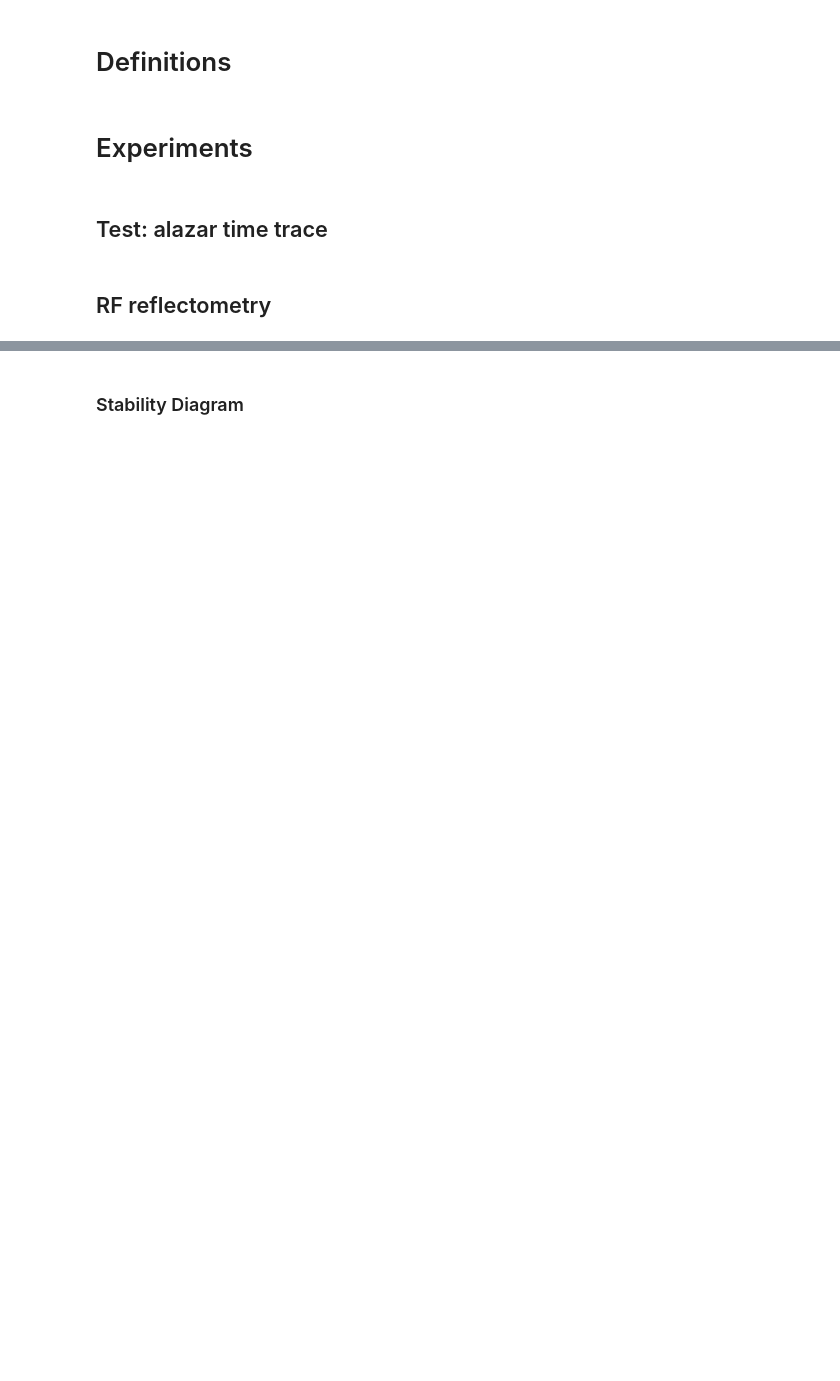
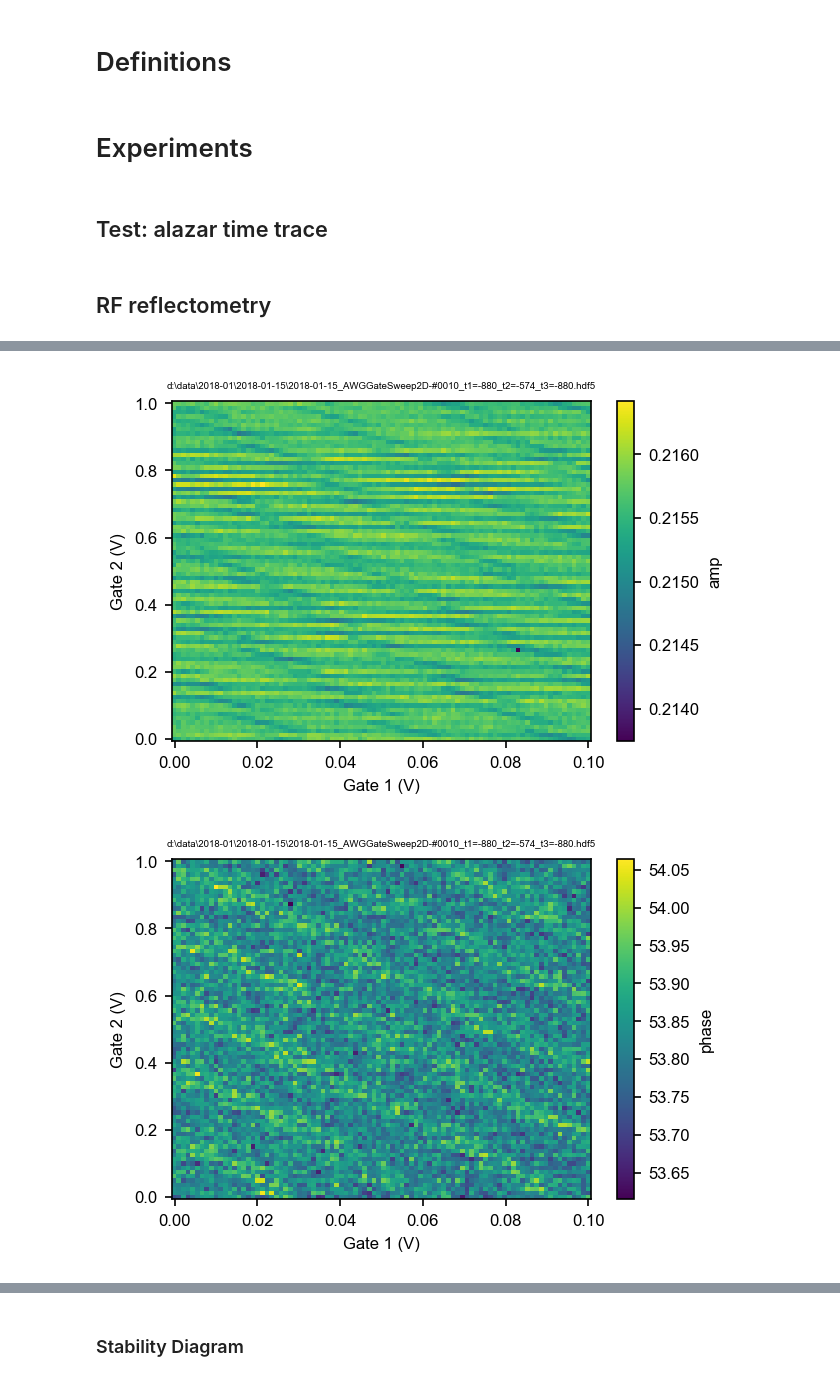
Before and after one commit to StationQDelft/BF1, a Jupyter notebook: Experiments/Cq 024522_1.ipynb, the cells around one changed output, grey strips where cells are left out. Cells and saved outputs as stored; diff of their text form; code cells hidden in the pictures; blank space fills up the shorter version.

```diff
--- a/Experiments/Cq 024522_1.ipynb
+++ b/Experiments/Cq 024522_1.ipynb
@@ -122,7 +119,7 @@ m.ramp_min = (0, 0)
 m.ramp_max = (0.1, 1)
 m.ramp_elt_len = 0.1e-3
 m.ramp_down_len = 1e-3
-m.line_reps = 2
+m.line_reps = 10
 
 m.IF(20e6)
 m.ats_int_time(80e-6)
@@ -135,18 +132,4 @@ m.ats_demod(True)
 
 m.do_setup_awg = False
 m.run()
-
-for zname in ['amp', 'phase']:
-    # Here I use the second dimension (line reps) as a simple 50 Hz filter.
-    z, [(xname, x), (_, _), (yname, y)] = m.data[zname]
-    fig, ax = plt.subplots(1, 1)
-    im = mplplots.ppcolormesh(ax, x, y, z[:,0,:].T)
-    cb = fig.colorbar(im)
-    cb.set_label(zname)
-    ax.set_xlabel(xname)
-    ax.set_ylabel(yname)
-    ax.set_title(m.data.filepath, size='xx-small')
-    fig.savefig(m.data_prefix + f"_{zname}.png", dpi=300, transparent=False)
-
-    plt.close('all')
 # %% [output]
@@ -159,0 +141,17 @@ m.data.save_griddata('phase')
+# %%
+names = [n for n in m.data._pages.keys() if type(n) == str]
+for zname in names:
+    # Here I use the second dimension (line reps) as a simple 50 Hz filter.
+    z, [(xname, x), (_, _), (yname, y)] = m.data[zname]
+    fig, ax = plt.subplots(1, 1)
+    im = mplplots.ppcolormesh(ax, x, y, z[:,:,:].mean(axis=1).T)
+    cb = fig.colorbar(im)
+    cb.set_label(zname)
+    ax.set_xlabel(xname)
+    ax.set_ylabel(yname)
+    ax.set_title(m.data.filepath, size='xx-small')
+    fig.savefig(m.data_prefix + f"_{zname}.png", dpi=300, transparent=False)
+#     plt.close('all')
+# %% [output]
+[figure, added]
+[figure, added]
```
Also changed, not shown: parts of 9 cells of this notebook.
